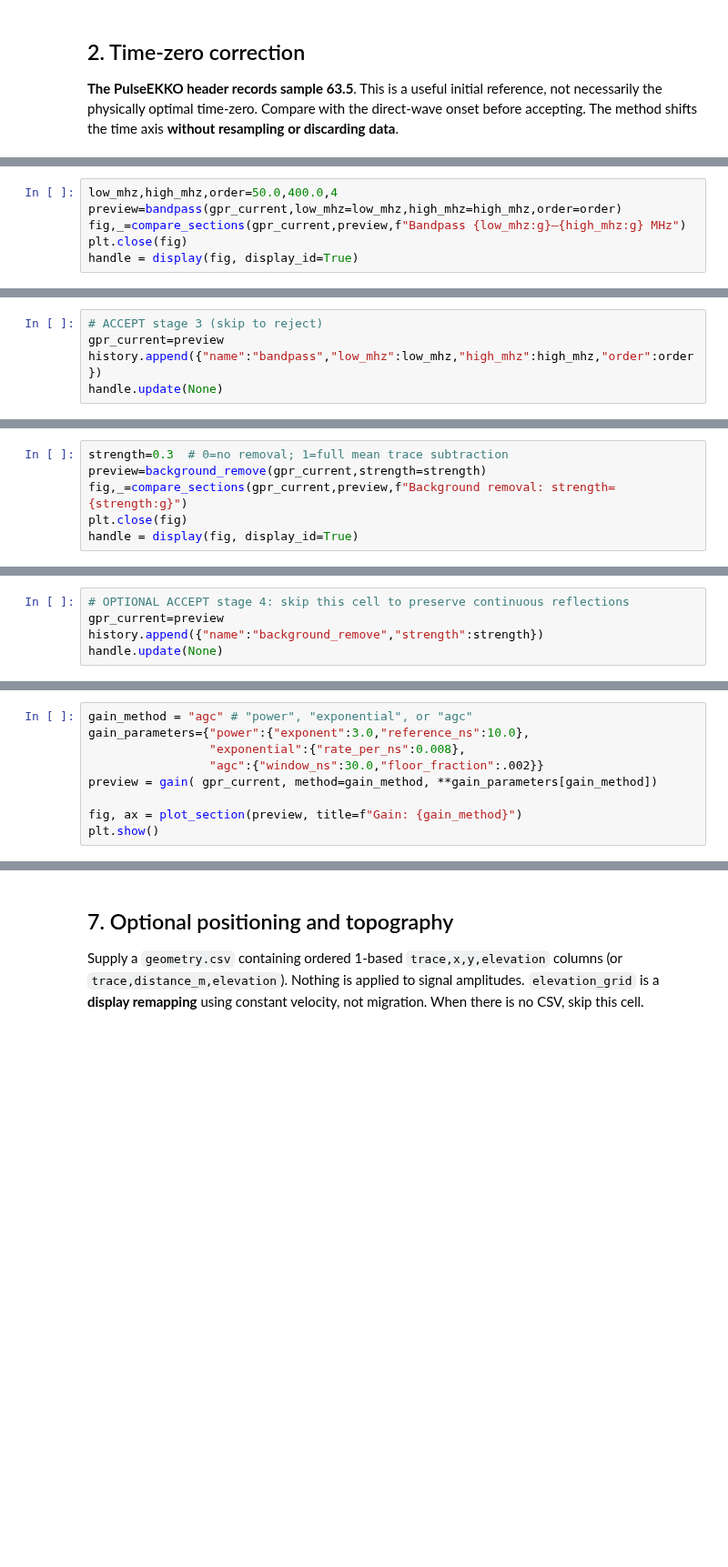
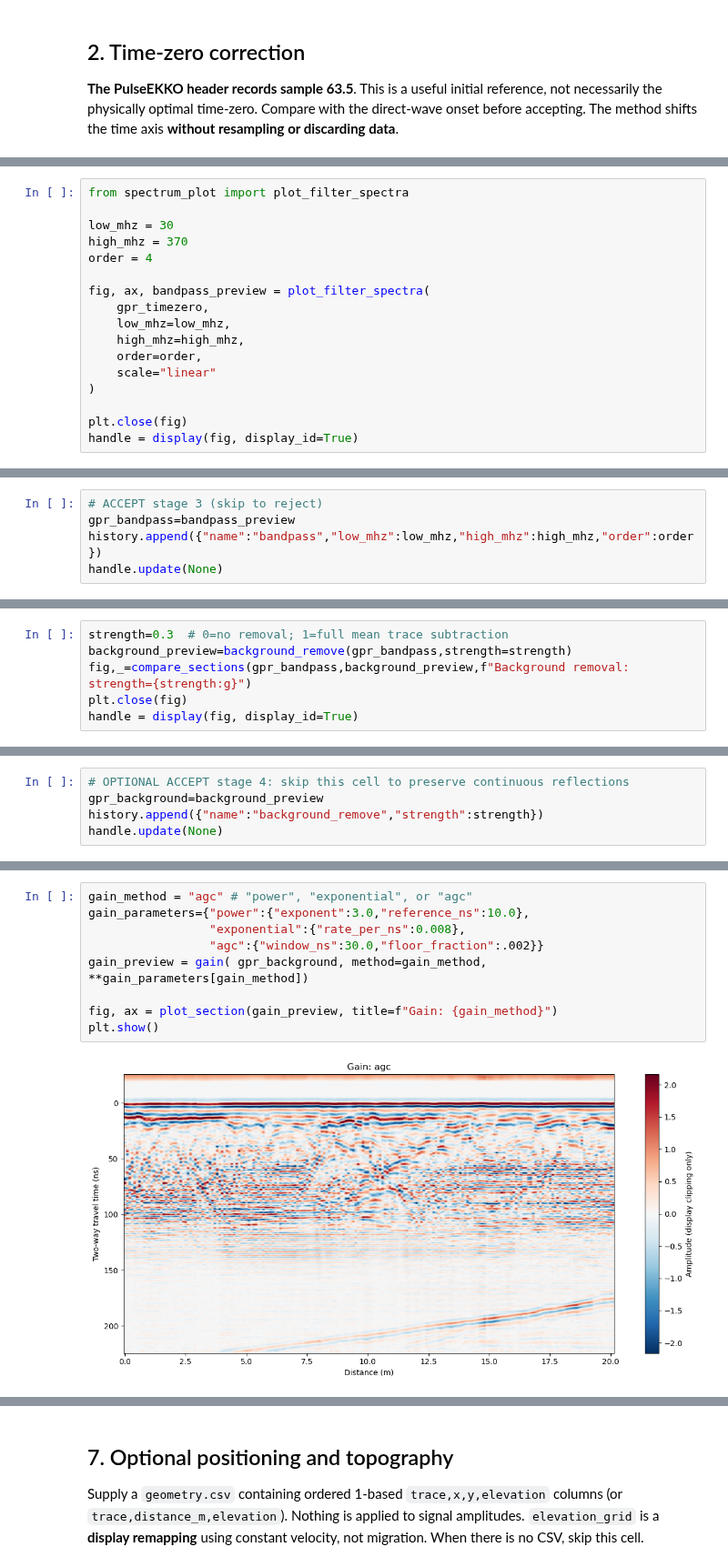
Before and after one commit to stefanazzz/Geophys3.5, a Jupyter notebook: GPR/GPR123.ipynb, the cells around one changed output, grey strips where cells are left out. Shown at 91% size. Drawn from its saved outputs; the diff is of its cells as text; blank space fills up the shorter version.

```diff
--- a/GPR/GPR123.ipynb
+++ b/GPR/GPR123.ipynb
@@ -71,6 +82,17 @@ Zero-phase Butterworth filter along time. The cutoffs (MHz) must be below the Ny
 # %%
-low_mhz,high_mhz,order=50.0,400.0,4
-preview=bandpass(gpr_current,low_mhz=low_mhz,high_mhz=high_mhz,order=order)
-fig,_=compare_sections(gpr_current,preview,f"Bandpass {low_mhz:g}–{high_mhz:g} MHz")
+from spectrum_plot import plot_filter_spectra
+
+low_mhz = 30
+high_mhz = 370
+order = 4
+
+fig, ax, bandpass_preview = plot_filter_spectra(
+    gpr_timezero,
+    low_mhz=low_mhz,
+    high_mhz=high_mhz,
+    order=order,
+    scale="linear"
+)
+
 plt.close(fig)
 handle = display(fig, display_id=True)
@@ -77,6 +101,6 @@ handle = display(fig, display_id=True)
 # %%
 # ACCEPT stage 3 (skip to reject)
-gpr_current=preview
+gpr_bandpass=bandpass_preview
 history.append({"name":"bandpass","low_mhz":low_mhz,"high_mhz":high_mhz,"order":order})
 handle.update(None)
 # %% [markdown]
@@ -84,7 +108,7 @@ handle.update(None)
 Subtract a fraction of the mean trace (at each time sample). **Warning:** this can erase real laterally continuous reflectors. Inspect carefully; it should not be used by default on every line.
 # %%
 strength=0.3  # 0=no removal; 1=full mean trace subtraction
-preview=background_remove(gpr_current,strength=strength)
-fig,_=compare_sections(gpr_current,preview,f"Background removal: strength={strength:g}")
+background_preview=background_remove(gpr_bandpass,strength=strength)
+fig,_=compare_sections(gpr_bandpass,background_preview,f"Background removal: strength={strength:g}")
 plt.close(fig)
 handle = display(fig, display_id=True)
@@ -91,6 +117,6 @@ handle = display(fig, display_id=True)
 # %%
 # OPTIONAL ACCEPT stage 4: skip this cell to preserve continuous reflections
-gpr_current=preview
+gpr_background=background_preview
 history.append({"name":"background_remove","strength":strength})
 handle.update(None)
 # %% [markdown]
@@ -99,9 +125,11 @@ Choose ONE gain initially. AGC alters relative amplitudes; power and exponential
 # %%
 gain_method = "agc" # "power", "exponential", or "agc"
 gain_parameters={"power":{"exponent":3.0,"reference_ns":10.0},
                  "exponential":{"rate_per_ns":0.008},
                  "agc":{"window_ns":30.0,"floor_fraction":.002}}
-preview = gain( gpr_current, method=gain_method, **gain_parameters[gain_method])
+gain_preview = gain( gpr_background, method=gain_method, **gain_parameters[gain_method])
 
-fig, ax = plot_section(preview, title=f"Gain: {gain_method}")
+fig, ax = plot_section(gain_preview, title=f"Gain: {gain_method}")
 plt.show()
+# %% [output]
+[figure, added]
```
Also changed, not shown: parts of 21 cells of this notebook, 7 other files.
